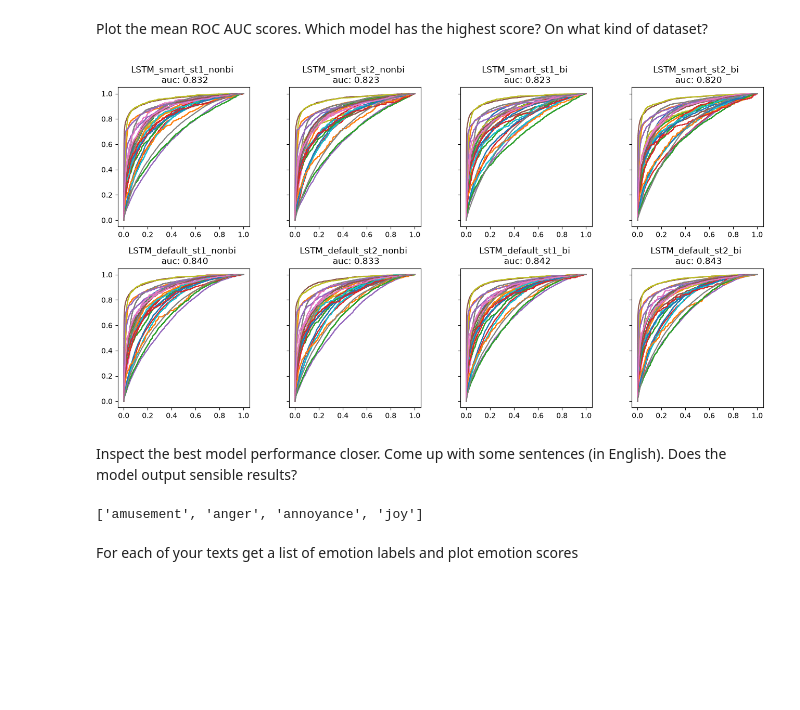
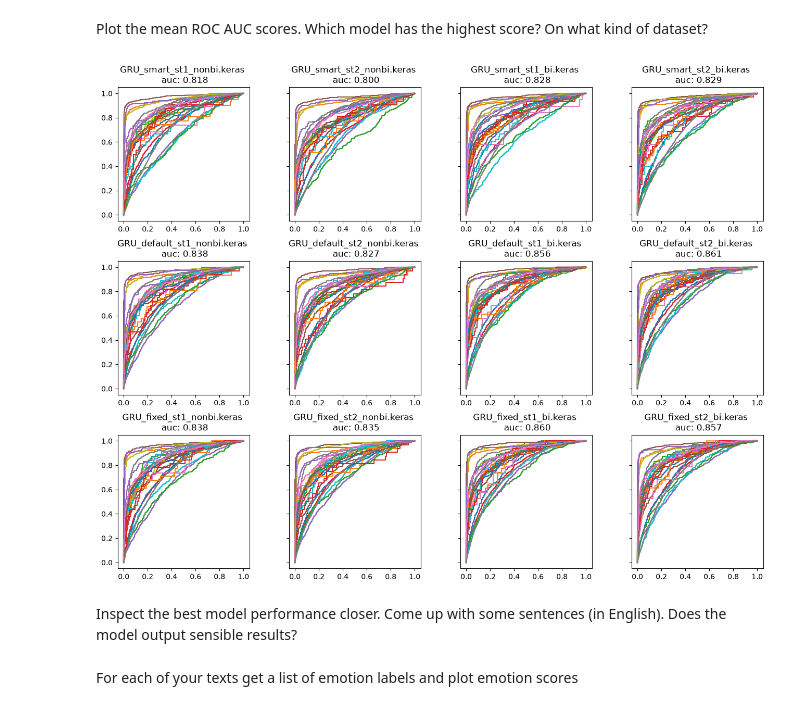
Before and after one commit to MaksKuchuk/NLP-HW, a Jupyter notebook: lab1/main.ipynb, the cells around one changed output. Saved outputs shown, nothing was run; the diff lists cells and outputs as text; code cells hidden in the pictures; blank space fills up the shorter version.

```diff
--- a/lab1/main.ipynb
+++ b/lab1/main.ipynb
@@ -413,8 +457,8 @@ for model in models:
             clipnorm=1.0
         ),
         metrics=[
-            keras.metrics.AUC(multi_label=True, num_labels=len(emotions)),
-            keras.metrics.F1Score(average='macro'),
+            keras.metrics.AUC(multi_label=True, name='auc', num_labels=len(emotions)),
+            keras.metrics.F1Score(average='macro', name='f1'),
         ]
     )
 # %%
@@ -433,2 +476,4 @@ def make_callbacks(name):
     ]
+# %%
+dataset_type = ['smart', 'default', 'fixed']
 # %%
@@ -477,3 +509,13 @@ models = [
+# %%
+models = []
+c = 0
+for d in [smart_dataset, default_dataset, fixed_dataset]:
+    for i in range(4):
+        bi = 'bi' if (i // 2) % 2 == 1 else 'nonbi'
+        st = 1 if i % 2 == 0 else 2
+        d_type = dataset_type[c // 4]
+        models.append(keras.models.load_model(f'GRU_{d_type}_st{st}_{bi}.keras'))
+        c += 1
 # %% [markdown]
 # Evaluation
 # %% [markdown]
@@ -504,14 +546,14 @@ def plot_roc_curve(
         y = []
         pred = []
         for x_, y_ in X:
-            pred.append(np.array(keras.ops.sigmoid(model(x_))))
+            pred.append(keras.ops.convert_to_numpy(keras.ops.sigmoid(model(x_))))
             y.append(y_)
 
         pred = np.concatenate([p.reshape(-1, p.shape[-1]) for p in pred], axis=0)
 
         y = np.concatenate(y, axis=0)
     else:
-        pred = np.array(keras.ops.sigmoid(model(X))).reshape(-1, len(emotions))
+        pred = keras.ops.convert_to_numpy(keras.ops.sigmoid(model(X))).reshape(-1, len(emotions))
 
     for i in range(len(emotions)):
         fprs[i], tprs[i], _ = roc_curve(y[:, i], pred[:, i])
@@ -538,27 +580,26 @@ np.float64(0.8323307662603259)
 # %% [markdown]
 Plot the mean ROC AUC scores. Which model has the highest score? On what kind of dataset?
 # %%
-names = [
-    'LSTM_smart_st1_nonbi',
-    'LSTM_smart_st2_nonbi',
-    'LSTM_smart_st1_bi',
-    'LSTM_smart_st2_bi',
-    'LSTM_default_st1_nonbi',
-    'LSTM_default_st2_nonbi',
-    'LSTM_default_st1_bi',
-    'LSTM_default_st2_bi',
-]
+names = []
+c = 0
+for d in [smart_dataset, default_dataset, fixed_dataset]:
+    for i in range(4):
+        bi = 'bi' if (i // 2) % 2 == 1 else 'nonbi'
+        st = 1 if i % 2 == 0 else 2
+        d_type = dataset_type[c // 4]
+        names.append(f'GRU_{d_type}_st{st}_{bi}.keras')
+        c += 1
 
-fig, axes = plt.subplots(2, 4, figsize=(16, 8), sharey=True)
+fig, axes = plt.subplots(3, 4, figsize=(16, 12), sharey=True)
 
-for i in range(2):
+for i in range(3):
     for j in range(4):
         score = plot_roc_curve(val_dataset, None, models[i * 4 + j], axes[i, j])
         axes[i, j].set_title(f'{names[i * 4 + j]} \n auc: {score:.3f}')
 
 fig.subplots_adjust(hspace=0.3, wspace=0.3)
 # %% [output]
-[figure, old version]
+[figure, new version]
 # %% [markdown]
 Inspect the best model performance closer. Come up with some sentences (in English). Does the model output sensible results?
 # %%
@@ -583,7 +624,3 @@ def label_text(text: str, model: keras.Model, threshold: float = 0.5, max_length
             e.append(em)
 
     return e
-# %%
-label_text('this is a simple text. I hate !!!!!!!. AAAAAAaaaAAAaAAAA. i want to eat. its fun', models[6])
-# %% [output]
-['amusement', 'anger', 'annoyance', 'joy']
```
Also changed, not shown: parts of 34 cells of this notebook, 2 other files.
